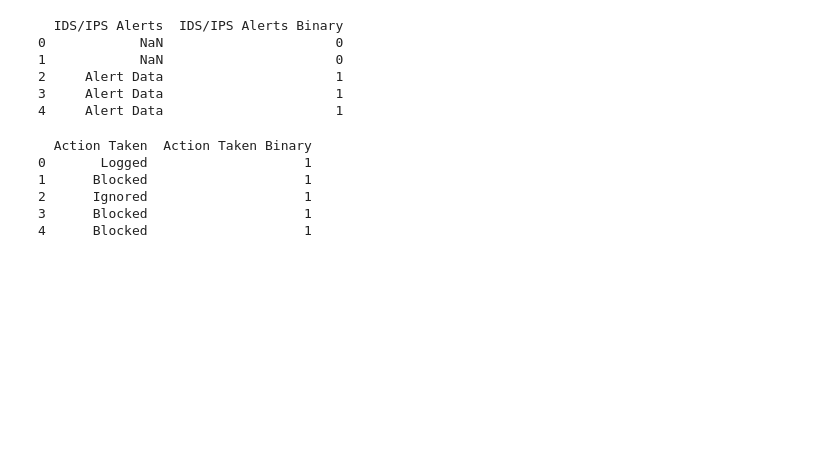
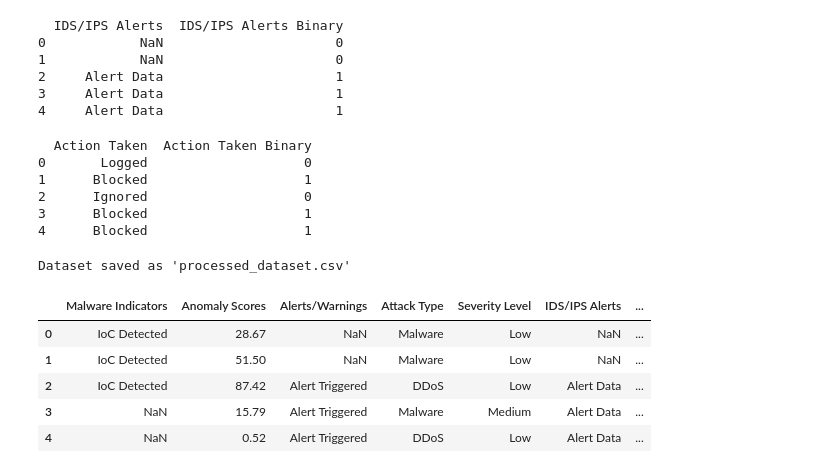
Before and after one commit to imostafizur/Astrobee_NASA, a Jupyter notebook: panda.ipynb, the cells around one changed output. Drawn from its saved outputs; the diff is of its cells as text; code cells hidden in the pictures; blank space fills up the shorter version.

```diff
--- a/panda.ipynb
+++ b/panda.ipynb
@@ -632,9 +632,9 @@ import pandas as pd
 # Load the dataset
 new_df = pd.read_csv('dataset.csv')
 
-# Function to categorize Action Taken as 1 (action taken) or 0 (no action, NaN)
+# Function to categorize Action Taken as 1 (Blocked) or 0 (others)
 def categorize_action_taken(action_taken):
-    if pd.notnull(action_taken) and str(action_taken).strip() != "":
+    if str(action_taken).strip().lower() == "blocked":
         return 1
     else:
         return 0
@@ -646,8 +646,48 @@ new_df['Action Taken Binary'] = new_df['Action Taken'].apply(categorize_action_t
 print(new_df[['Action Taken', 'Action Taken Binary']].head())
 # %% [output]
   Action Taken  Action Taken Binary
-0       Logged                    1
+0       Logged                    0
 1      Blocked                    1
-2      Ignored                    1
+2      Ignored                    0
 3      Blocked                    1
 4      Blocked                    1
+# %%
+import pandas as pd
+
+# Load the dataset (if not already loaded)
+new_df = pd.read_csv('dataset.csv')
+
+# Function to convert categorical columns to binary (1 for presence, 0 for absence)
+def convert_to_binary(column, positive_value):
+    return column.apply(lambda x: 1 if str(x).strip().lower() == positive_value else 0)
+
+# Convert the necessary columns to binary
+new_df['Malware Indicators Binary'] = convert_to_binary(new_df['Malware Indicators'], 'ioc detected')
+new_df['Alerts/Warnings Binary'] = new_df['Alerts/Warnings'].apply(lambda x: 1 if pd.notnull(x) else 0)
+new_df['Attack Type Binary'] = new_df['Attack Type'].apply(lambda x: 1 if x == 'Malware' else (0 if x == 'DDoS' else 0))
+new_df['Severity Level Binary'] = new_df['Severity Level'].apply(lambda x: 1 if x == 'Critical' else 0)  # Modify based on actual levels
+new_df['IDS/IPS Alerts Binary'] = new_df['IDS/IPS Alerts'].apply(lambda x: 1 if pd.notnull(x) else 0)
+new_df['Action Taken Binary'] = new_df['Action Taken'].apply(lambda x: 1 if str(x).strip().lower() == 'blocked' else 0)
+
+# Save the processed dataset to a new CSV file
+new_df.to_csv('processed_dataset.csv', index=False)
+
+# Confirm the save operation
+print("Dataset saved as 'processed_dataset.csv'")
+# %% [output]
+Dataset saved as 'processed_dataset.csv'
+# %%
+import pandas as pd
+
+# Load the processed dataset
+processed_df = pd.read_csv('processed_dataset.csv')
+
+# Display the first few rows of the processed dataset
+processed_df.head()
+# %% [output]
+|  | Malware Indicators | Anomaly Scores | Alerts/Warnings | Attack Type | Severity Level | IDS/IPS Alerts | ... |
+| 0 | IoC Detected | 28.67 | NaN | Malware | Low | NaN | ... |
+| 1 | IoC Detected | 51.50 | NaN | Malware | Low | NaN | ... |
+| 2 | IoC Detected | 87.42 | Alert Triggered | DDoS | Low | Alert Data | ... |
+| 3 | NaN | 15.79 | Alert Triggered | Malware | Medium | Alert Data | ... |
+| 4 | NaN | 0.52 | Alert Triggered | DDoS | Low | Alert Data | ... |
```
Also changed, not shown: parts of 7 cells of this notebook.
